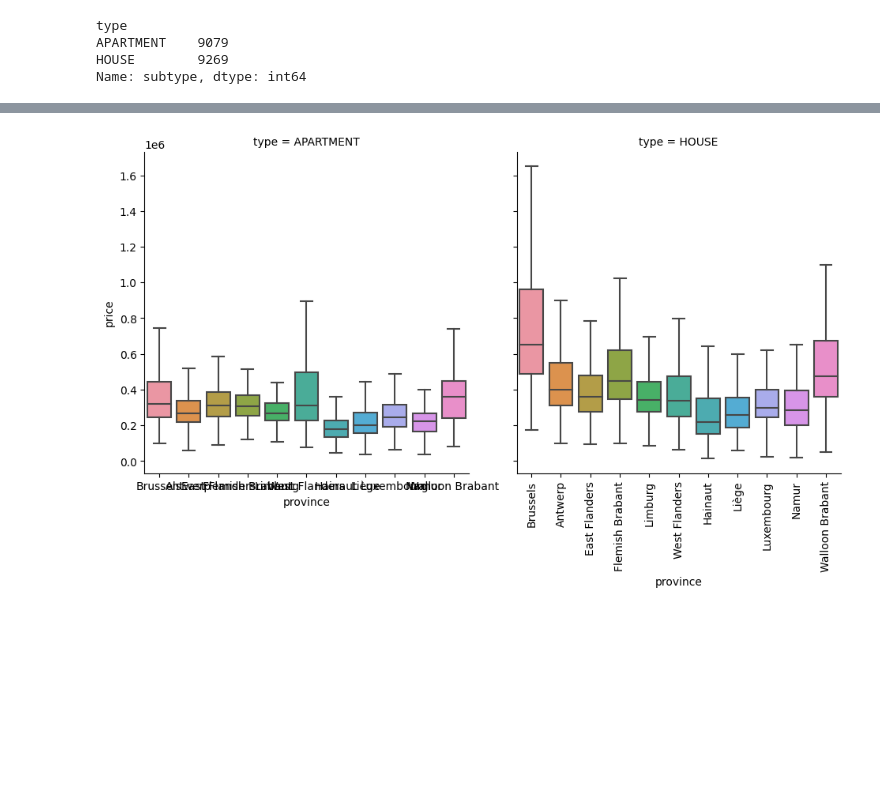
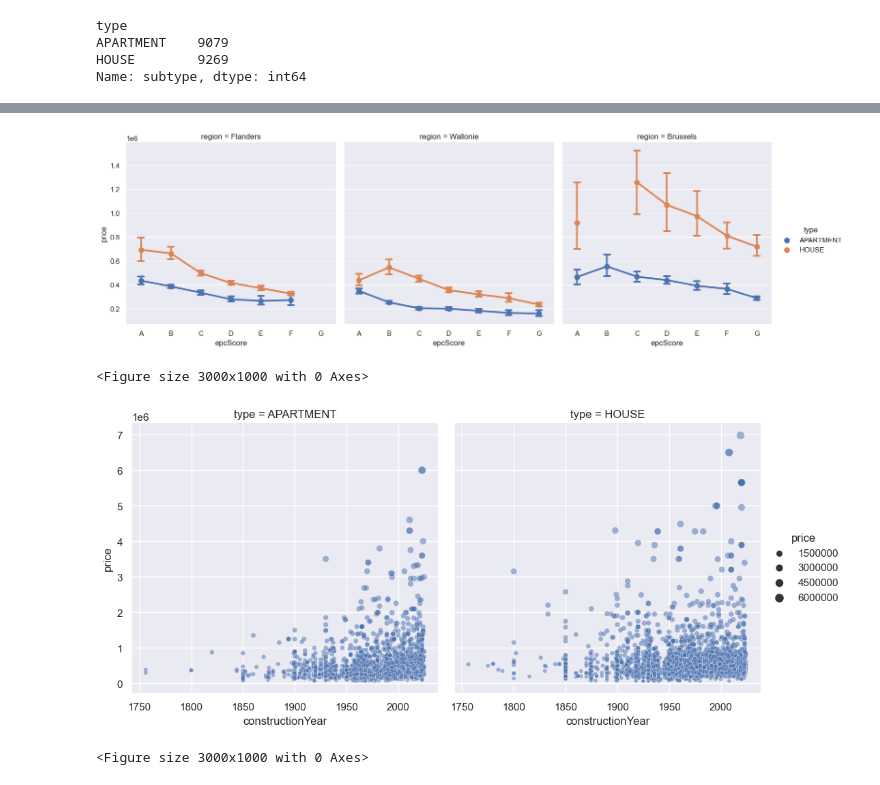
Before and after one commit to vitaly-shalem/ImmoEliza-DataAnalysis, a Jupyter notebook: notebooks/03_analyze_data.ipynb, the cells around one changed output, grey strips where cells are left out. Saved outputs shown, nothing was run; the diff lists cells and outputs as text; code cells hidden in the pictures; blank space fills up the shorter version.

```diff
--- a/notebooks/03_analyze_data.ipynb
+++ b/notebooks/03_analyze_data.ipynb
@@ -55,3 +55,6 @@ Name: type, dtype: int64
+# %%
+sns.set_context("notebook")
+sns.set_style("darkgrid")
 # %%
 ###
 #sns.set_palette(["black", "yellow", "red"])
@@ -87,8 +212,19 @@ plt.show()
+# %%
+subset = ["type", "price", "epcScore", "region"]
+data = df[subset].dropna()
+epc = ["A", "B", "C", "D", "E", "F", "G"]
+sns.catplot(x="epcScore", y="price", hue="type", col="region", capsize=0.2, order=epc, data=data, kind="point")
+plt.show()
+plt.clf()
+# %% [output]
+[figure, added]
+<Figure size 3000x1000 with 0 Axes>
 # %%
-subset = ["type", "price", "region", "province"]
+subset = ["type", "price", "constructionYear", "region"]
 data = df[subset].dropna()
-sns.catplot(x="province", y="price", order=provinces, col="type", data=data, kind="box", sym="")
-plt.xticks(rotation=90)
+sns.relplot(x="constructionYear", y="price", col="type", size="price", alpha=0.5, data=data, kind="scatter")
 plt.show()
+plt.clf()
 # %% [output]
-[figure, old version]
+[figure, new version]
+<Figure size 3000x1000 with 0 Axes>
```
Also changed, not shown: parts of 21 cells of this notebook, 10 other files.
